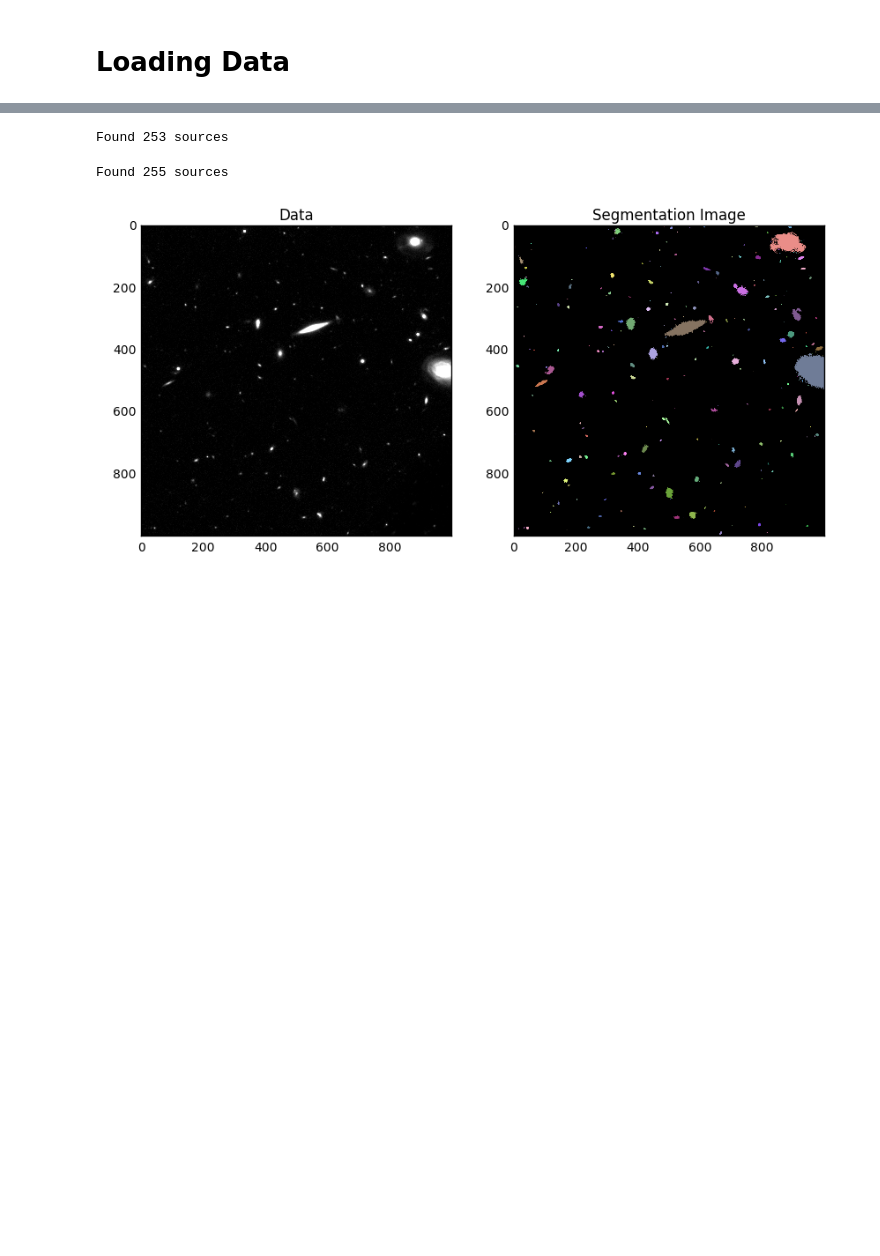
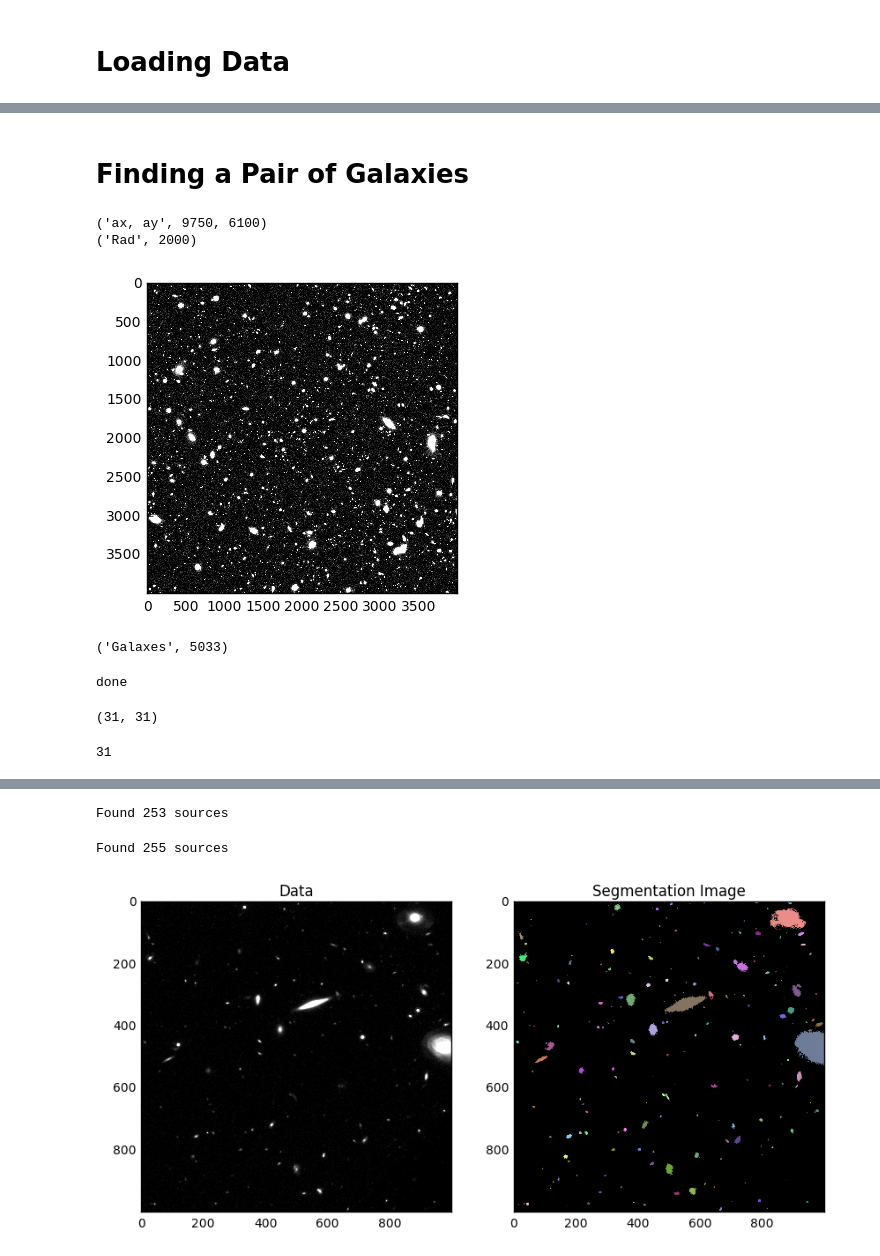
Before and after one commit to NadyaYuil/JWST_Photutils, a Jupyter notebook: big_project.ipynb, the cells around one changed output, grey strips where cells are left out. Saved outputs shown, nothing was run; the diff lists cells and outputs as text; code cells hidden in the pictures; blank space fills up the shorter version.

```diff
--- a/big_project.ipynb
+++ b/big_project.ipynb
@@ -261,0 +275,43 @@ v
+# %% [markdown]
+# Finding a Pair of Galaxies
+# %%
+cut_fits(main_pic,'new.fits',2000,11750,8100)
+plt.imshow(pf.open('new.fits')[0].data, vmax=1.902, vmin=-0.002, cmap='gray')
+plt.show()
+# %% [output]
+('ax, ay', 9750, 6100)
+('Rad', 2000)
+[figure, added]
+# %%
+finding(9750, 6100, 2000)
+# %% [output]
+('Galaxes', 5033)
+# %%
+find('goodss_3dhst.v4.1.zout','check.txt', np.genfromtxt('Table_gold.dat')[:, 0])
+# %% [output]
+done
+# %%
+# Загружаем данные с красными смещениями
+data = np.genfromtxt('check.txt', skip_header=1)
+
+z_a  = data[:,2]
+numb = data[:,0]
+
+filt = (z_a > 7.000)
+
+z_a1 = z_a[filt]
+numb1 = numb[filt]
+print(len(z_a1),len(numb1))
+# %% [output]
+(31, 31)
+# %%
+# Загружаем координаты обьектов из главного каталога
+XX = np.genfromtxt('Table_gold.dat')[:, 1]
+YY = np.genfromtxt('Table_gold.dat')[:, 2]
+
+# Отберём нужные
+X1 = XX[filt]
+Y1 = YY[filt]
+print(len(X1))
+# %% [output]
+31
```
Also changed, not shown: parts of 23 cells of this notebook.
